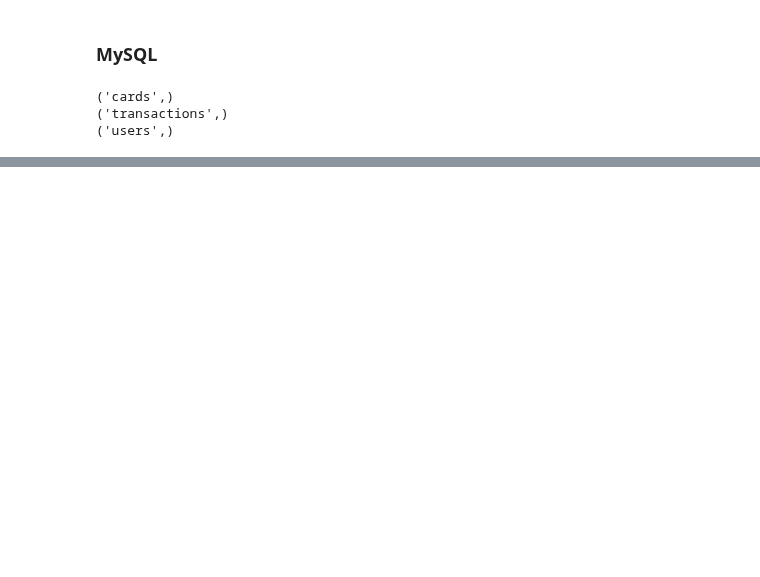
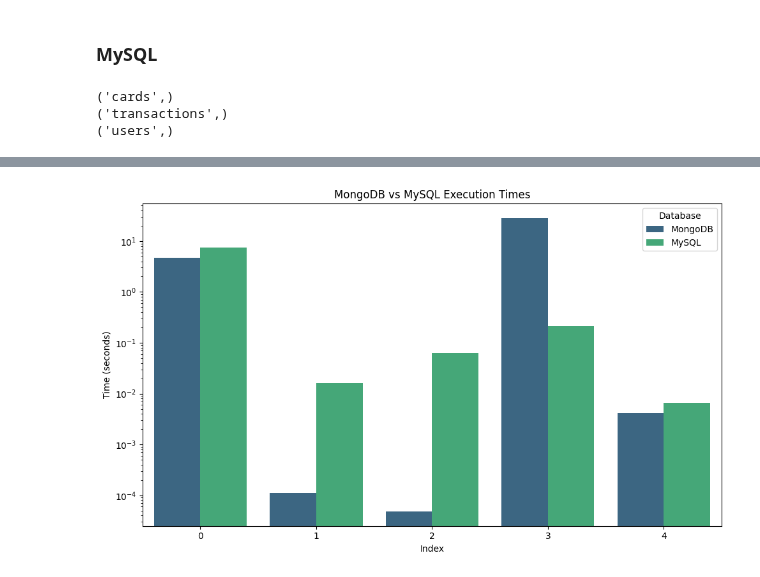
Before and after one commit to josedallatorre/adb-project, a Jupyter notebook: solution.ipynb, the cells around one changed output, grey strips where cells are left out. Saved outputs shown, nothing was run; the diff lists cells and outputs as text; code cells hidden in the pictures; blank space fills up the shorter version.

```diff
--- a/solution.ipynb
+++ b/solution.ipynb
@@ -257,0 +300,6 @@ for table in cursor:
+# %%
+q3 ={
+    "description": "Calculate the total transaction amount per state for female users.",
+     "query" : """SELECT U.gender, T.merchant_state, SUM(T.amount) AS total_spent FROM transactions T JOIN users U ON T.client_id = U.id WHERE U.gender = 'Female' GROUP BY T.merchant_state;"""
+}
+queries.append(q3)
@@ -258,6 +336,5 @@ for table in cursor:
 # %%
-
-
+from pymongo import MongoClient
 MONGO_DB_CONFIG = {
     'username': os.environ['mongo_username'],
     'password': os.environ['mongo_password'],
@@ -265,5 +342,12 @@ MONGO_DB_CONFIG = {
     'appName' : os.environ['mongo_appName'],
     'port'    : os.environ['mongo_port']
 }
-
-DB_NAME = 'project_test'
+uri = f'mongodb://{MONGO_DB_CONFIG["hostname"]}:{MONGO_DB_CONFIG["port"]}'
+client = MongoClient(uri)
+# %%
+db = client[database_name]
+#print(client.list_database_names())
+db['users'].drop()
+db['cards'].drop()
+db['transactions'].drop()
+print("Collections dropped")
@@ -269,0 +565,4 @@ DB_NAME = 'project_test'
+# %%
+users_collection = db['users']
+cards_collection = db['cards']
+transactions_collection = db['transactions']
@@ -269,0 +702,22 @@ DB_NAME = 'project_test'
+# %%
+# Combine data into a DataFrame
+data = pd.DataFrame({
+    'Index': range(len(mongo_times)),
+    'MongoDB': mongo_times,
+    'MySQL': mysql_times
+})
+# Melt the DataFrame to plot later
+melted_data = pd.melt(data, id_vars=['Index'], var_name='Database', value_name='Time')
+
+# Create the barplot
+plt.figure(figsize=(10, 6))
+sns.barplot(data=melted_data, x='Index', y='Time', hue='Database', palette='viridis')
+plt.title('MongoDB vs MySQL Execution Times')
+plt.ylabel('Time (seconds)')
+plt.xlabel('Index')
+plt.yscale('log')  # Use log scale for better visualization of the range
+plt.legend(title='Database')
+plt.tight_layout()
+plt.show()
+# %% [output]
+[figure, added]
```
Also changed, not shown: parts of 16 cells of this notebook.
